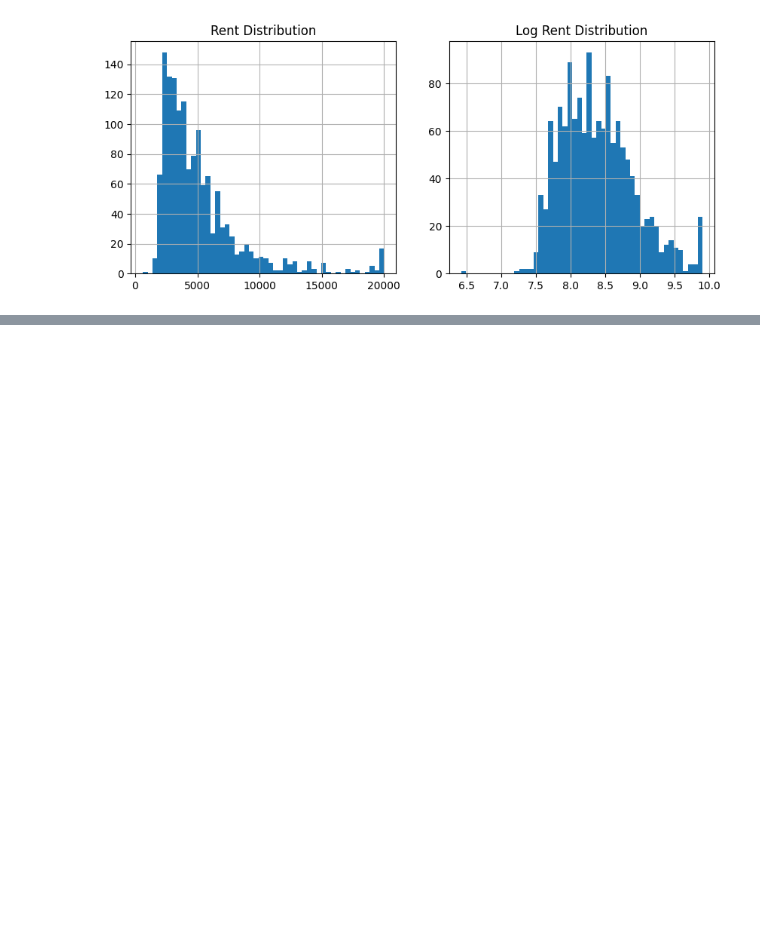
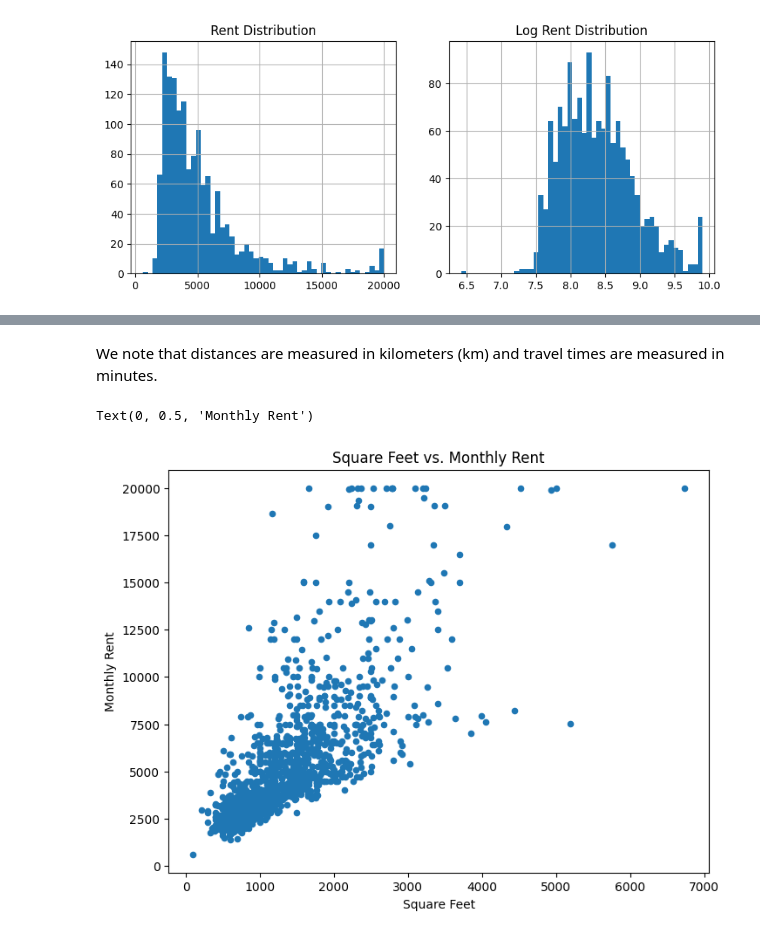
Before and after one commit to lucapsc/Math_189_Final_Project, a Jupyter notebook: Math_189_Final_Project.ipynb, the cells around one changed output, grey strips where cells are left out. Saved outputs shown, nothing was run; the diff lists cells and outputs as text; code cells hidden in the pictures; blank space fills up the shorter version.

```diff
--- a/Math_189_Final_Project.ipynb
+++ b/Math_189_Final_Project.ipynb
@@ -152,0 +155,6 @@ plt.show()
+# %%
+df['ucsd_car_time'] = df['ucsd_car_time'].str.replace(' mins','').astype(float)
+df['ucsd_transit_dist'] = df['ucsd_transit_dist'].str.replace(' km','').astype(float)
+df['transit_walk_dist'] = df['transit_walk_dist'].str.replace(' km','').astype(float)
+df['ucsd_car_dist'] = df['ucsd_car_dist'].str.replace(' km','').astype(float)
+df['grocery_car_dist'] = df['grocery_car_dist'].str.replace(' km','').astype(float)
@@ -152,0 +163,12 @@ plt.show()
+# %%
+def convert(input):
+    if "hour" in input:
+        return (int(input.split()[0])*60 + int(input.split()[2]))
+    else:
+        return (int(input.split()[0]))
+
+#Apply it on the respective columns.
+df['ucsd_transit_time'] = df['ucsd_transit_time'].apply(convert)
+df['transit_walk_time'] = df['transit_walk_time'].apply(convert)
+df['grocery_car_time'] = df['grocery_car_time'].apply(convert)
+df.head()
@@ -152,0 +183,9 @@ plt.show()
+# %% [markdown]
+We note that distances are measured in kilometers (km) and travel times are measured in minutes.
+# %%
+ax = df.plot(kind='scatter',x='area',y='monthly_rent',figsize=(8,6),title='Square Feet vs. Monthly Rent')
+ax.set_xlabel('Square Feet')
+ax.set_ylabel('Monthly Rent')
+# %% [output]
+Text(0, 0.5, 'Monthly Rent')
+[figure, added]
```
Also changed, not shown: parts of 19 cells of this notebook.
